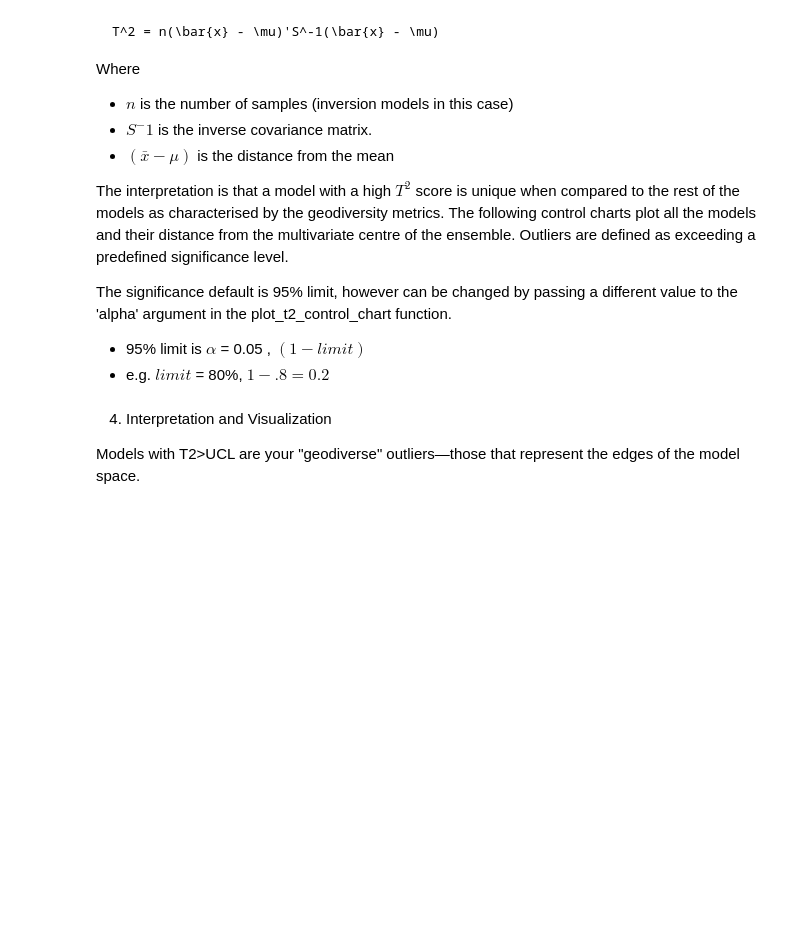
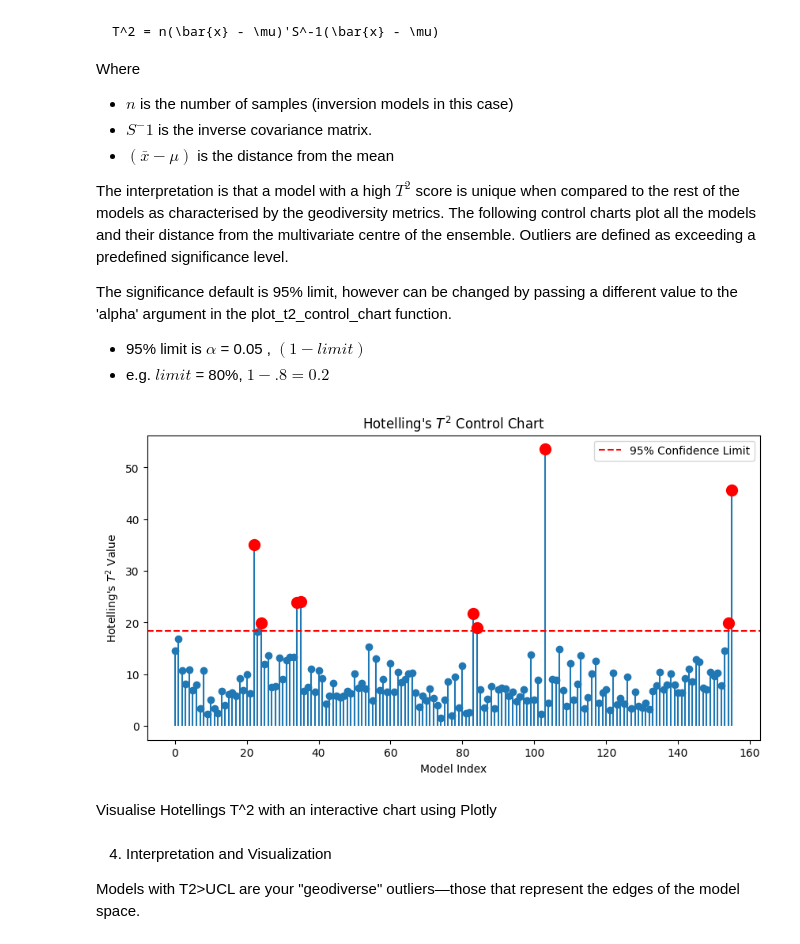
Before and after one commit to jeremiegiraud/TransD_geodiversity, a Jupyter notebook: GeodiversityAnalysisTransD.ipynb, the cells around one changed output. Cells and saved outputs as stored; diff of their text form; code cells hidden in the pictures; blank space fills up the shorter version.

```diff
--- a/GeodiversityAnalysisTransD.ipynb
+++ b/GeodiversityAnalysisTransD.ipynb
@@ -343,2 +140,4 @@ def plot_t2_control_chart(t2_values, n_samples, p_features, alpha=0.05):
 # %%
-plot_t2_control_chart(final_df['T2'].values, n_samples=final_df.shape[0], p_features=final_df.shape[1]-3, alpha=0.05)
+gdf.plot_t2_control_chart(final_df['T2'].values, n_samples=final_df.shape[0], p_features=final_df.shape[1]-3, alpha=0.05)
+# %% [output]
+[figure, added]
@@ -425 +144,3 @@ def plot_t2_plotly(t2_values, n_samples, p_features, alpha=0.05):
+# %% [markdown]
+Visualise Hotellings T^2 with an interactive chart using Plotly
 # %%
```
Also changed, not shown: parts of 17 cells of this notebook, 2 other files.
